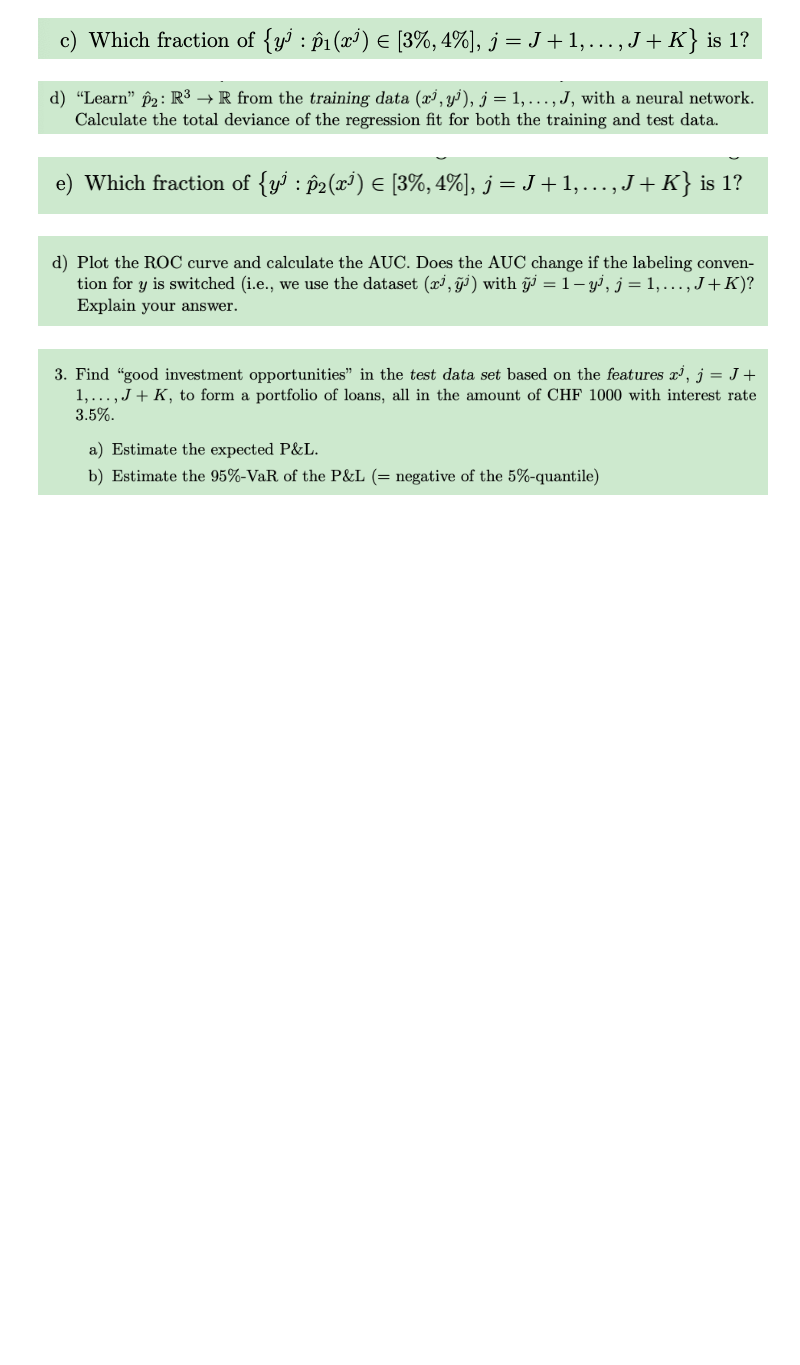
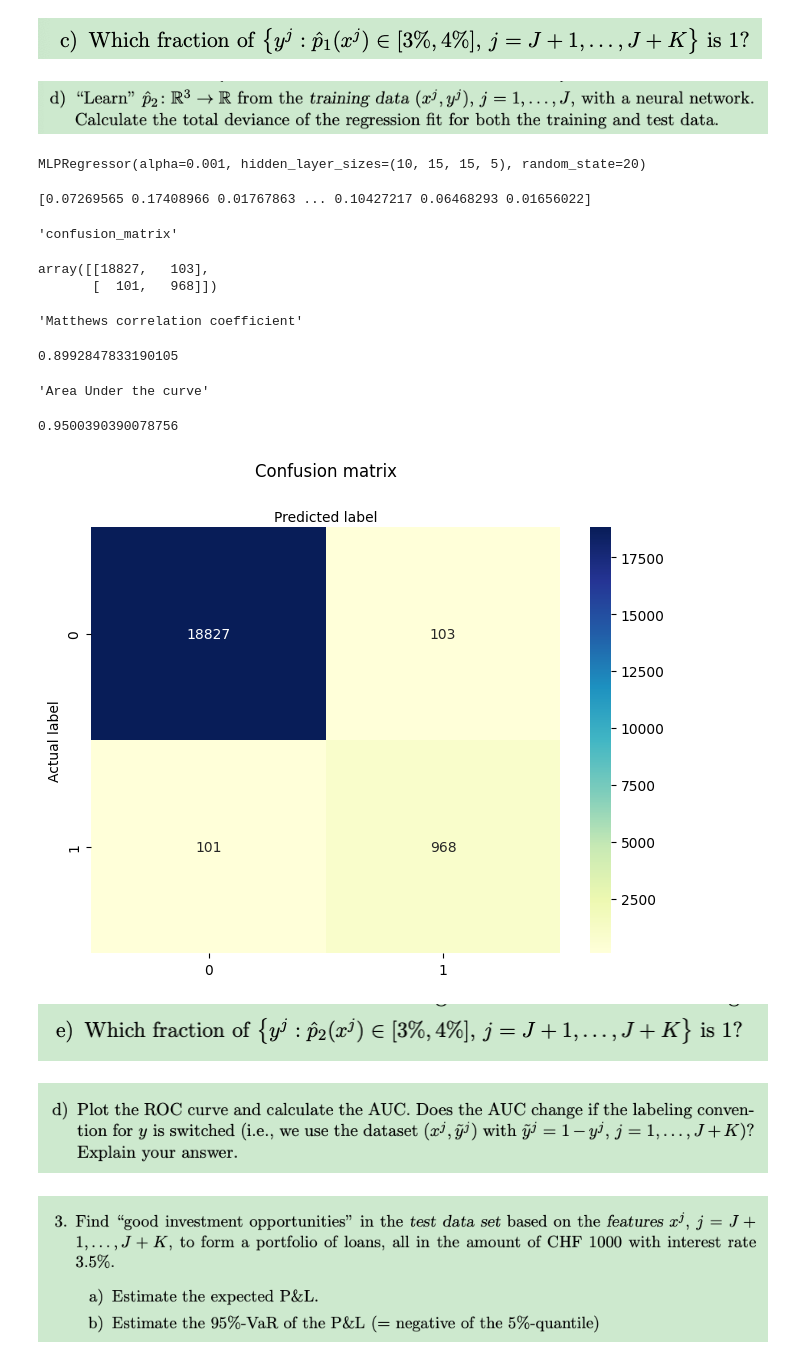
Before and after one commit to thelionthelion/eth_ntifi, a Jupyter notebook: NTIFI_Exercise1.ipynb, the cells around one changed output. Saved outputs shown, nothing was run; the diff lists cells and outputs as text; code cells hidden in the pictures; blank space fills up the shorter version.

```diff
--- a/NTIFI_Exercise1.ipynb
+++ b/NTIFI_Exercise1.ipynb
@@ -152,5 +181,32 @@ LogisticRegression()
 ![image.png](embedded-picture-1)
 # %% [markdown]
 ![image.png](embedded-picture-1)
+# %%
+from sklearn import neural_network
+
+nn = neural_network.MLPRegressor(activation='relu',
+    hidden_layer_sizes=(10,15,15,5),
+    alpha=0.001,
+    random_state=20,
+    early_stopping=False)
+nn.fit(featuresTrain,labelsTrain)
+print(nn)
+# %% [output]
+MLPRegressor(alpha=0.001, hidden_layer_sizes=(10, 15, 15, 5), random_state=20)
+# %%
+predictionNN = nn.predict(featuresTest.reshape(-1, 3)) # predict
+print(predictionNN)
+predictionNN = predictionNN > 0.5
+evaluate(labelsTest, predictionNN)
+# %% [output]
+[0.07269565 0.17408966 0.01767863 ... 0.10427217 0.06468293 0.01656022]
+'confusion_matrix'
+array([[18827,   103],
+       [  101,   968]])
+'Matthews correlation coefficient'
+0.8992847833190105
+'Area Under the curve'
+0.9500390390078756
+[figure, added]
 # %% [markdown]
 ![image.png](embedded-picture-1)
```
Also changed, not shown: parts of 6 cells of this notebook.
